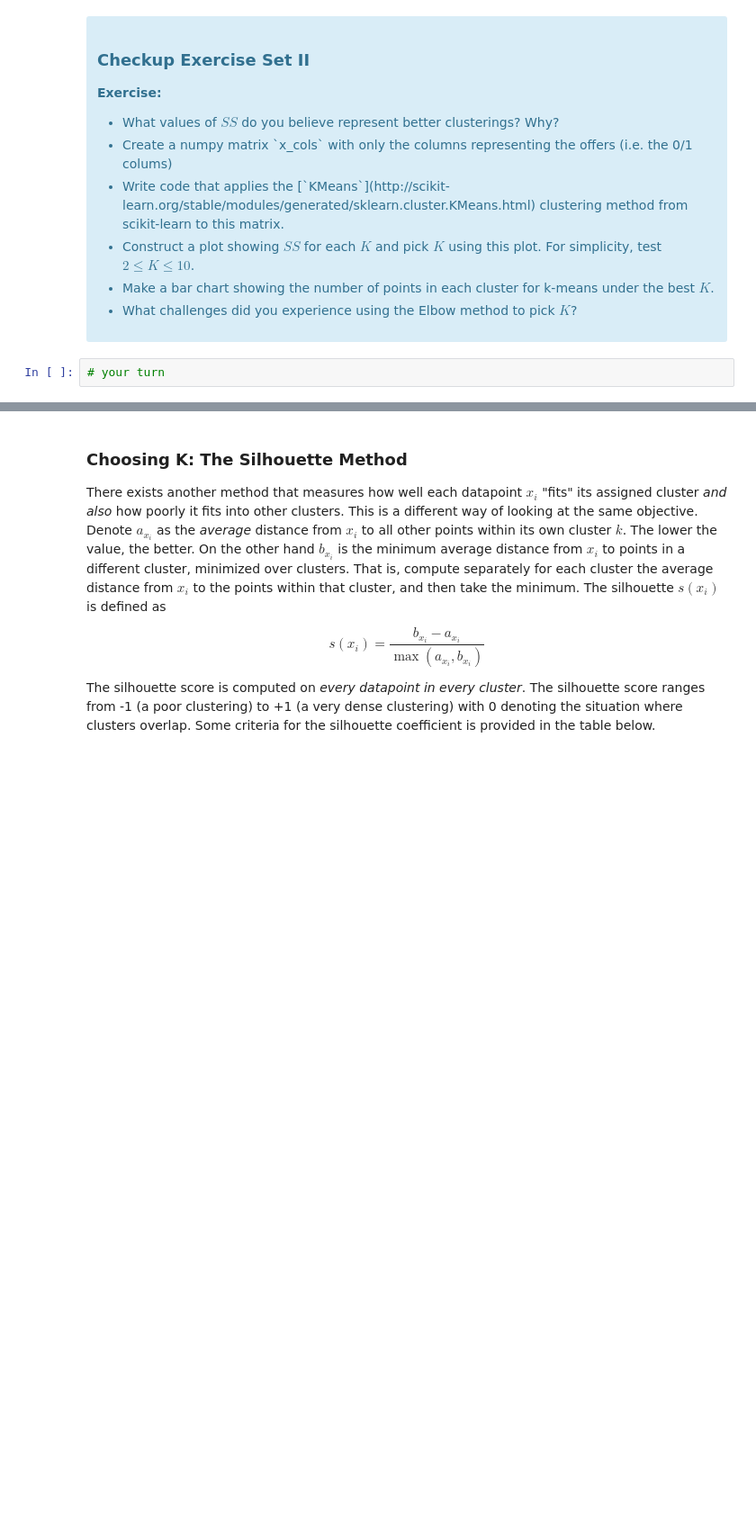
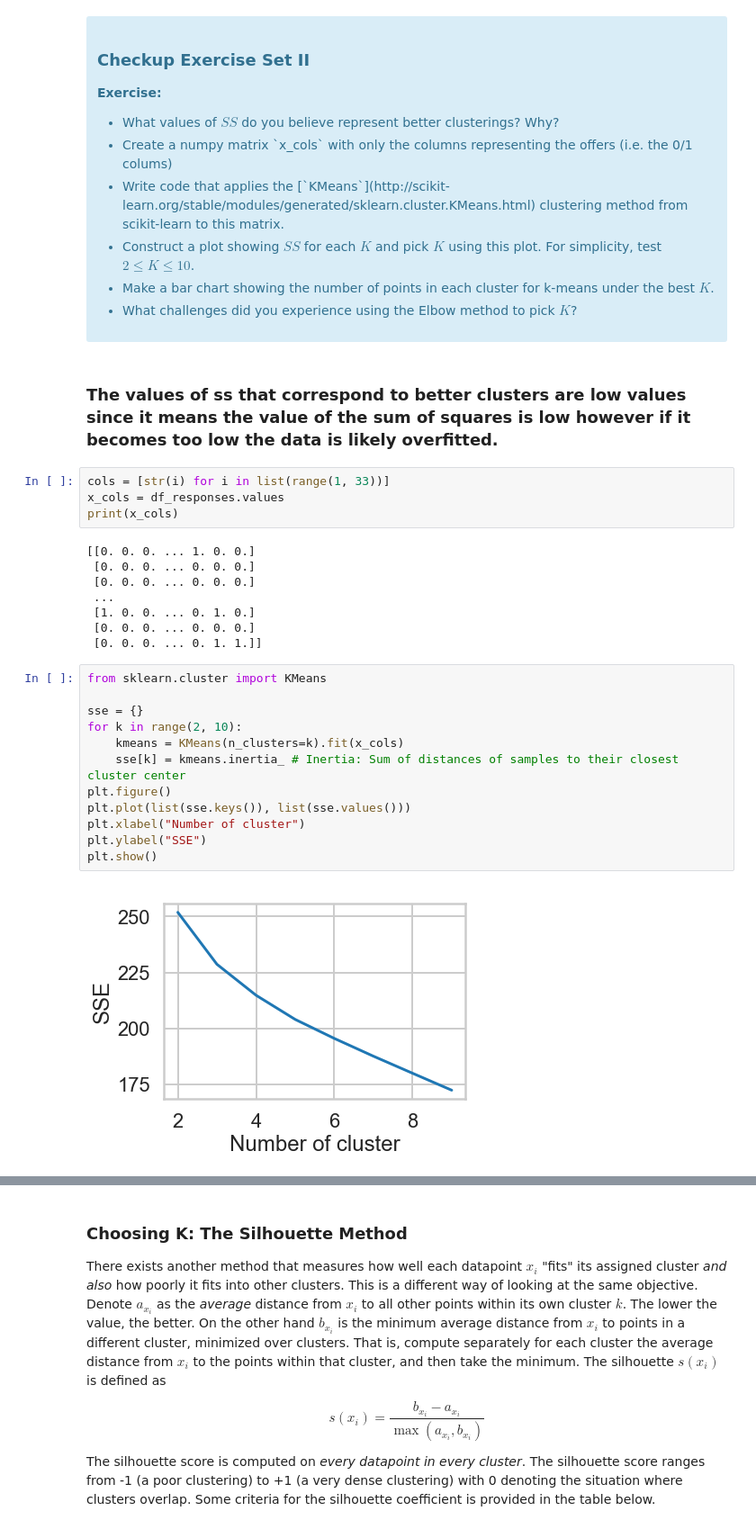
Before and after one commit to apop08/aic-projects-public, a Jupyter notebook: unit-8-clustering/Mini_Project_Clustering.ipynb, the cells around one changed output, grey strips where cells are left out. Shown at 90% size. Cells and saved outputs as stored; diff of their text form; blank space fills up the shorter version.

Commit message:
cluster project done

```diff
--- a/unit-8-clustering/Mini_Project_Clustering.ipynb
+++ b/unit-8-clustering/Mini_Project_Clustering.ipynb
@@ -107,5 +107,31 @@ where $x_i$ is a point, $C_k$ represents cluster $k$ and $\mu_k$ is the centroid
 <li> What challenges did you experience using the Elbow method to pick $K$?
 </ul>
 </div>
-# %%
-# your turn
+# %% [markdown]
+### The values of ss that correspond to better clusters are low values since it means the value of the sum of squares is low however if it becomes too low the data is likely overfitted.
+# %%
+cols = [str(i) for i in list(range(1, 33))]
+x_cols = df_responses.values
+print(x_cols)
+# %% [output]
+[[0. 0. 0. ... 1. 0. 0.]
+ [0. 0. 0. ... 0. 0. 0.]
+ [0. 0. 0. ... 0. 0. 0.]
+ ...
+ [1. 0. 0. ... 0. 1. 0.]
+ [0. 0. 0. ... 0. 0. 0.]
+ [0. 0. 0. ... 0. 1. 1.]]
+# %%
+from sklearn.cluster import KMeans
+
+sse = {}
+for k in range(2, 10):
+    kmeans = KMeans(n_clusters=k).fit(x_cols)
+    sse[k] = kmeans.inertia_ # Inertia: Sum of distances of samples to their closest cluster center
+plt.figure()
+plt.plot(list(sse.keys()), list(sse.values()))
+plt.xlabel("Number of cluster")
+plt.ylabel("SSE")
+plt.show()
+# %% [output]
+[figure, added]
```
Also changed, not shown: parts of 19 cells of this notebook.
